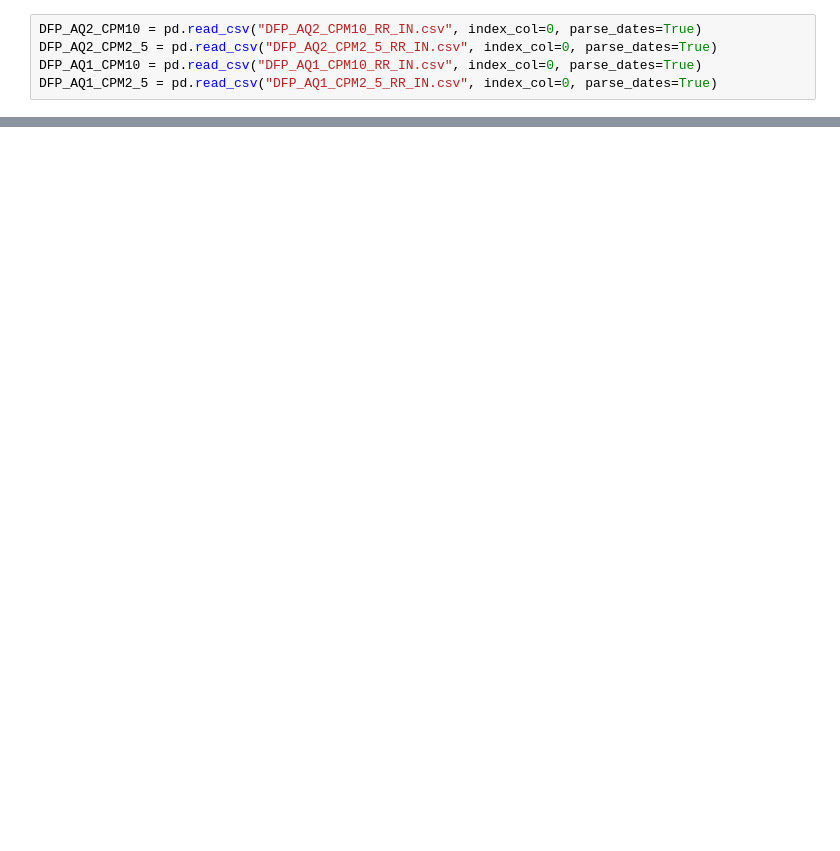
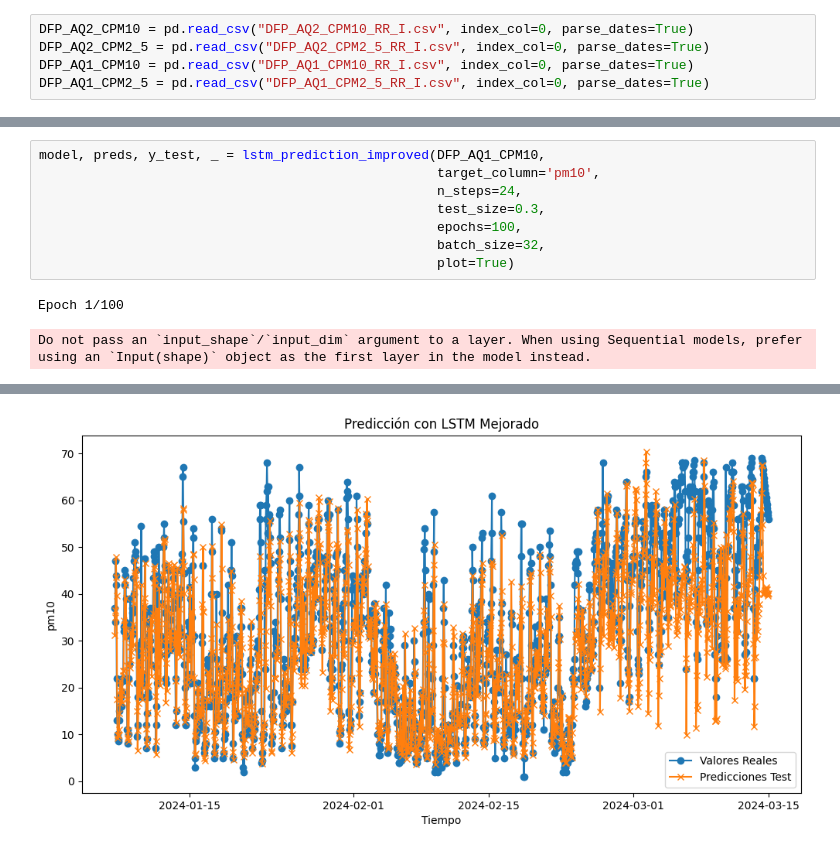
Before and after one commit to senboada/air_quality, a Jupyter notebook: 2_COBRE_AQ.ipynb, the cells around one changed output, grey strips where cells are left out. Drawn from its saved outputs; the diff is of its cells as text; blank space fills up the shorter version.

```diff
--- a/2_COBRE_AQ.ipynb
+++ b/2_COBRE_AQ.ipynb
@@ -42,5 +30,5 @@ To adjust logging level use sc.setLogLevel(newLevel). For SparkR, use setLogLeve
 # %%
-DFP_AQ2_CPM10 = pd.read_csv("DFP_AQ2_CPM10_RR_IN.csv", index_col=0, parse_dates=True)
-DFP_AQ2_CPM2_5 = pd.read_csv("DFP_AQ2_CPM2_5_RR_IN.csv", index_col=0, parse_dates=True)
-DFP_AQ1_CPM10 = pd.read_csv("DFP_AQ1_CPM10_RR_IN.csv", index_col=0, parse_dates=True)
-DFP_AQ1_CPM2_5 = pd.read_csv("DFP_AQ1_CPM2_5_RR_IN.csv", index_col=0, parse_dates=True)
+DFP_AQ2_CPM10 = pd.read_csv("DFP_AQ2_CPM10_RR_I.csv", index_col=0, parse_dates=True)
+DFP_AQ2_CPM2_5 = pd.read_csv("DFP_AQ2_CPM2_5_RR_I.csv", index_col=0, parse_dates=True)
+DFP_AQ1_CPM10 = pd.read_csv("DFP_AQ1_CPM10_RR_I.csv", index_col=0, parse_dates=True)
+DFP_AQ1_CPM2_5 = pd.read_csv("DFP_AQ1_CPM2_5_RR_I.csv", index_col=0, parse_dates=True)
@@ -63,0 +186,11 @@ DFP_AQ2_CPM10
+# %%
+model, preds, y_test, _ = lstm_prediction_improved(DFP_AQ1_CPM10,
+                                                   target_column='pm10',
+                                                   n_steps=24,
+                                                   test_size=0.3,
+                                                   epochs=100,
+                                                   batch_size=32,
+                                                   plot=True)
+# %% [output]
+Epoch 1/100
+Do not pass an `input_shape`/`input_dim` argument to a layer. When using Sequential models, prefer using an `Input(shape)` object as the first layer in the model instead.
@@ -63,0 +214 @@ DFP_AQ2_CPM10
+[figure, added]
```
Also changed, not shown: parts of 12 cells of this notebook, 48 other files.
